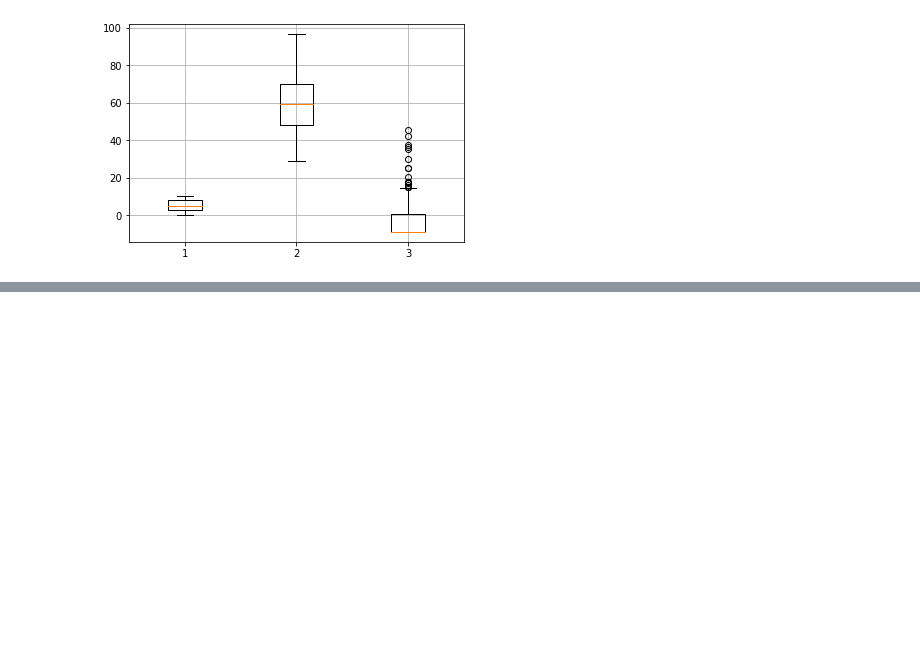
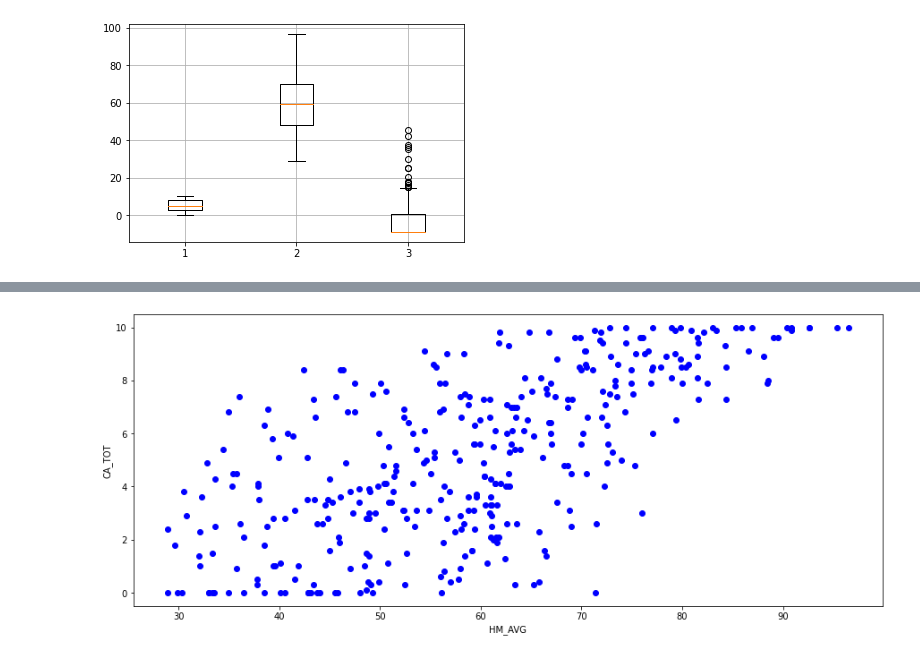
Before and after one commit to yubin424/StudyBigData, a Jupyter notebook: day05/날씨마루_데이터분석.ipynb, the cells around one changed output, grey strips where cells are left out. Saved outputs shown, nothing was run; the diff lists cells and outputs as text; code cells hidden in the pictures; blank space fills up the shorter version.

```diff
--- a/day05/날씨마루_데이터분석.ipynb
+++ b/day05/날씨마루_데이터분석.ipynb
@@ -81,3 +81,7 @@ plt.grid(True)
 plt.show()
 # %% [output]
 [figure]
+# %%
+mydata_corr = mydata.iloc[:, 1:4]
+print(mydata_corr)
+mydata_corr.corr(method='pearson')
@@ -83,0 +107,8 @@ plt.show()
+# %%
+plt.figure(figsize=(15,6))
+plt.scatter(x=mydata_corr.HM_AVG, y=mydata_corr.CA_TOT, color='b', marker='o')
+plt.xlabel('HM_AVG')
+plt.ylabel('CA_TOT')
+plt.show()
+# %% [output]
+[figure, added]
```
Also changed, not shown: parts of 1 cell of this notebook.
